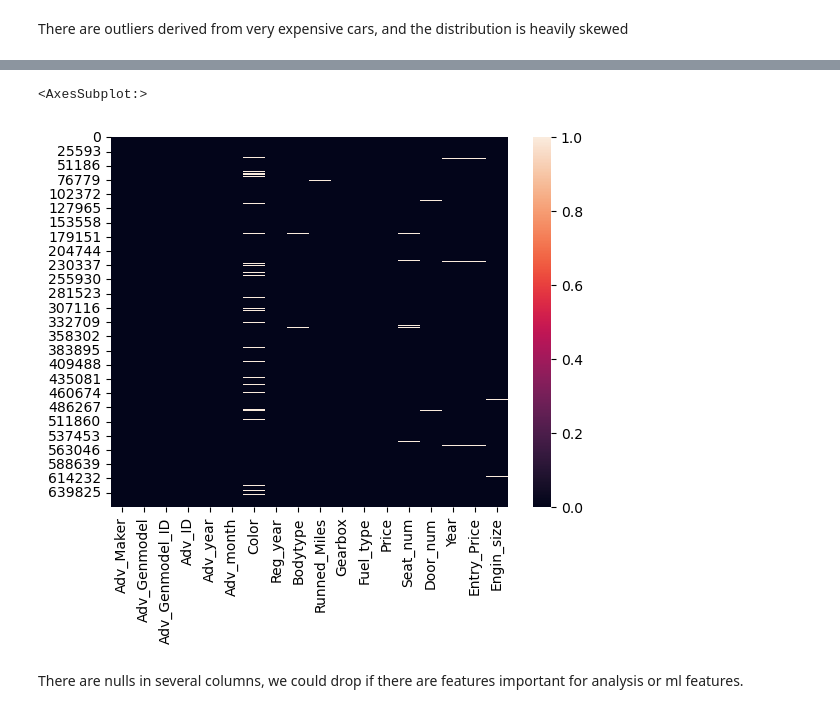
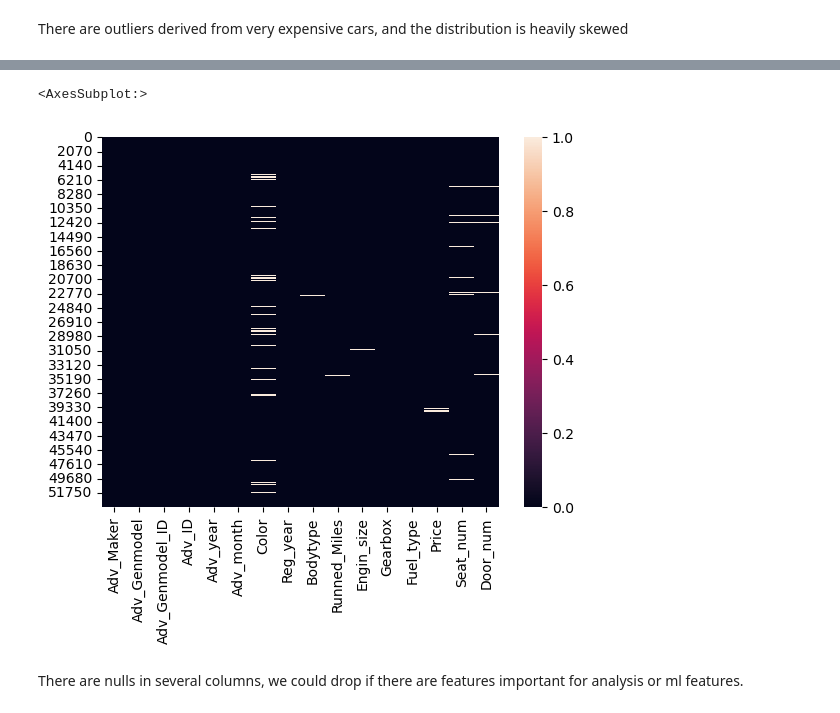
Before and after one commit to chemavilla/Spark, a Jupyter notebook: analysis.ipynb, the cells around one changed output, grey strips where cells are left out. Drawn from its saved outputs; the diff is of its cells as text; code cells hidden in the pictures.

```diff
--- a/analysis.ipynb
+++ b/analysis.ipynb
@@ -4,0 +1,9 @@ import  seaborn     as sns
+# %%
+from pyspark.sql import SparkSession
+import  seaborn     as sns
+from pyspark.sql.functions import substring
+from    car_schema  import *
+
+sprk_session = SparkSession.builder.master("local[1]") \
+                        .appName('SparkByExamples.com') \
+                        .getOrCreate()
@@ -24,6 +36,8 @@ Entry price skewness  3.998993504083825
 # %% [markdown]
 There are outliers derived from very expensive cars, and the distribution is heavily skewed
 # %%
+df_ads = sprk_session.read.csv('car_tables/Ad_table.csv', header=True, schema=schema_ads)
+
 pd_df_ads= df_ads.sample(0.2, 4).toPandas()
 sns.heatmap(pd_df_ads.isnull())
 # %% [output]
@@ -31,8 +45,8 @@ sns.heatmap(pd_df_ads.isnull())
  Header: Maker, Genmodel, Genmodel_ID, Adv_ID, Adv_year, Adv_month, Color, Reg_year, Bodytype, Runned_Miles, Engin_size, Gearbox, Fuel_type, Price, Seat_num, Door_num
  Schema: Adv_Maker, Adv_Genmodel, Adv_Genmodel_ID, Adv_ID, Adv_year, Adv_month, Color, Reg_year, Bodytype, Runned_Miles, Engin_size, Gearbox, Fuel_type, Price, Seat_num, Door_num
 Expected: Adv_Maker but found: Maker
 CSV file: file:///home/chema/Documentos/GitHub/Spark/car_tables/Ad_table.csv
 <AxesSubplot:>
-[figure, old version]
+[figure, new version]
 # %% [markdown]
 There are nulls in several columns, we could drop if there are features important for analysis or ml features.
```
Also changed, not shown: parts of 7 cells of this notebook, 15 other files.
